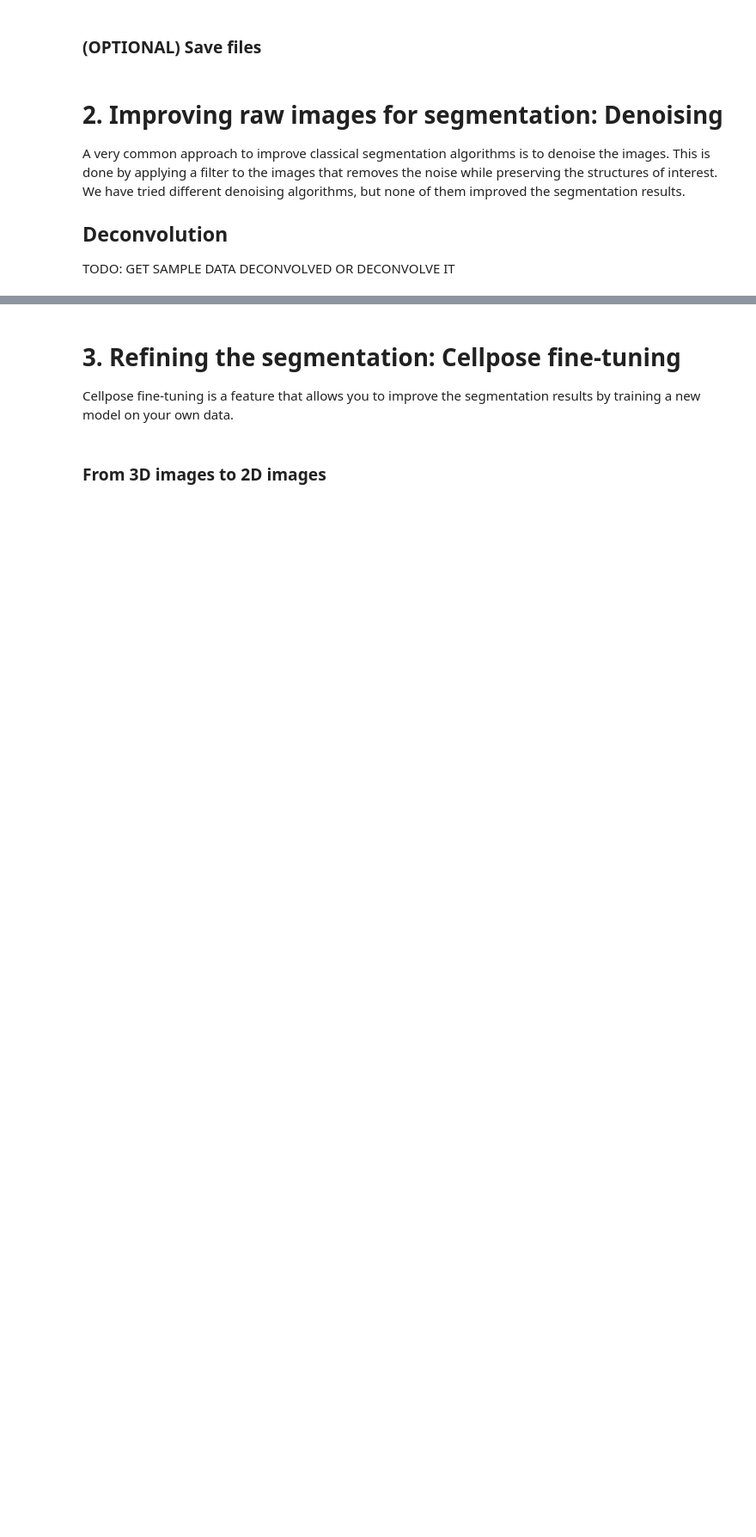
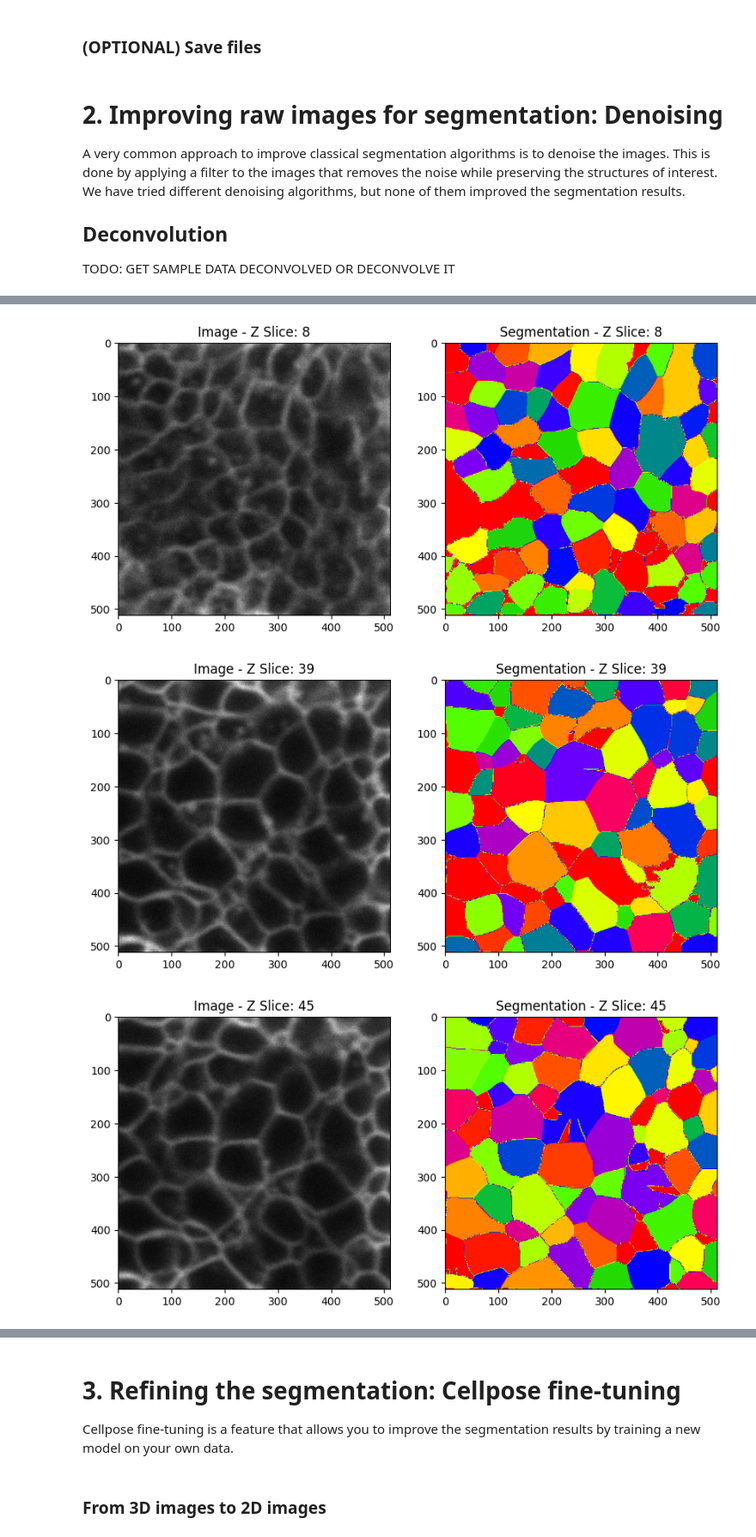
Before and after one commit to Pablo1990/3D-deep-segmentation-protocol, a Jupyter notebook: 3D_deep_segmentation_protocol.ipynb, the cells around one changed output, grey strips where cells are left out. Shown at 86% size. Saved outputs shown, nothing was run; the diff lists cells and outputs as text; code cells hidden in the pictures; blank space fills up the shorter version.

```diff
--- a/3D_deep_segmentation_protocol.ipynb
+++ b/3D_deep_segmentation_protocol.ipynb
@@ -302,0 +402,13 @@ TODO: GET SAMPLE DATA DECONVOLVED OR DECONVOLVE IT
+# %%
+from cellpose import denoise
+
+# Denoise model
+model = denoise.CellposeDenoiseModel(gpu=True, model_type="cyto3",
+             restore_type="denoise_cyto3", chan2_restore=True)
+
+# Gets image files in directory (ignoring image files ending in _masks)
+files = io.get_image_files(input_dir, '_masks')
+images = [io.imread(f) for f in files]
+
+# Compute improved masks
+masks, flows, styles, imgs_dn = model.eval(images, channels=[0,0], diameter=None)
@@ -302,0 +482,6 @@ TODO: GET SAMPLE DATA DECONVOLVED OR DECONVOLVE IT
+# %%
+visualize_3d_sections(images[0], masks[0])
+# %% [output]
+[figure, added]
+[figure, added]
+[figure, added]
```
Also changed, not shown: parts of 21 cells of this notebook.
